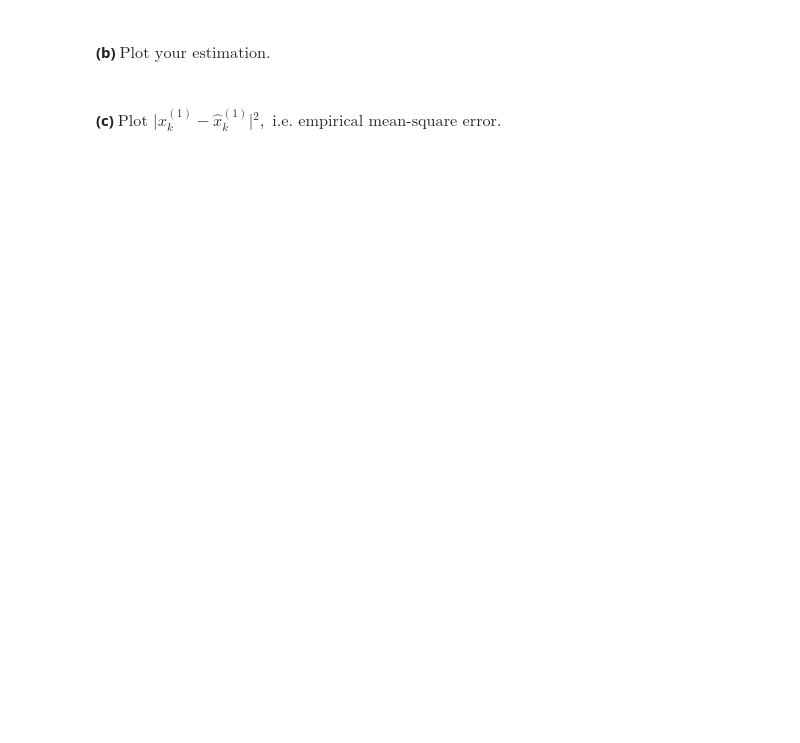
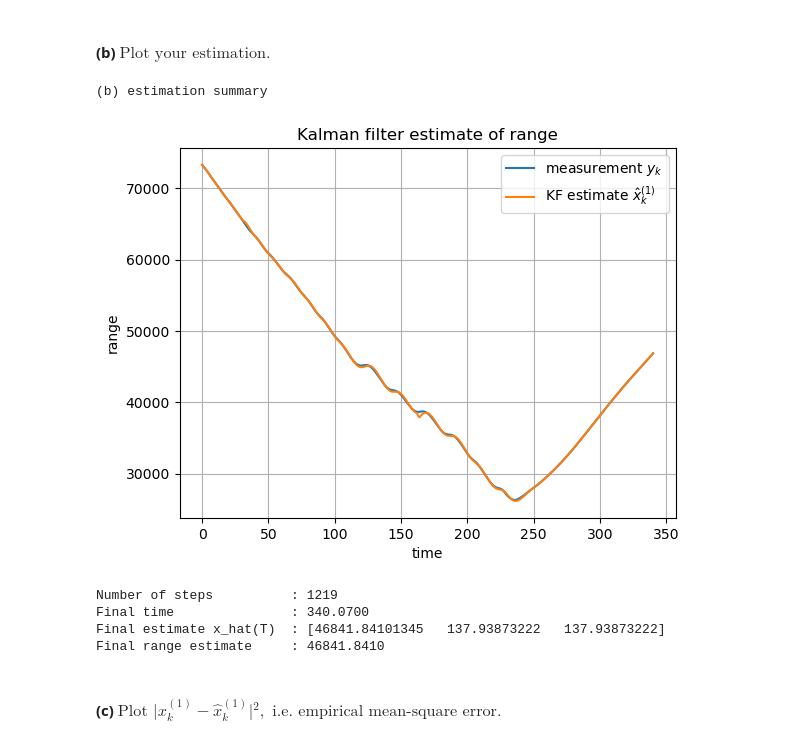
Before and after one commit to sang-he0n/math, a Jupyter notebook: Ⅵ. Random Process/CH00. Exam/00.4. Final-Exam Solution.ipynb, the cells around one changed output. Cells and saved outputs as stored; diff of their text form; code cells hidden in the pictures; blank space fills up the shorter version.

```diff
--- a/Ⅵ. Random Process/CH00. Exam/00.4. Final-Exam Solution.ipynb
+++ b/Ⅵ. Random Process/CH00. Exam/00.4. Final-Exam Solution.ipynb
@@ -82,4 +511,26 @@
 # %% [markdown]
 #### **(b)** $ \text{Plot your estimation.} $
+# %%
+print("(b) estimation summary")
+plt.figure()
+plt.plot(t, y, label="measurement $y_{k}$")
+plt.plot(t, x_hat[:, 0], label="KF estimate $\\hat{x}_k^{(1)}$")
+plt.xlabel("time")
+plt.ylabel("range")
+plt.title("Kalman filter estimate of range")
+plt.grid(True)
+plt.legend()
+plt.show()
+print(f"Number of steps          : {n_steps}")
+print(f"Final time               : {t[-1]:.4f}")
+print(f"Final estimate x_hat(T)  : {x_hat[-1, :]}")
+print(f"Final range estimate     : {x_hat[-1, 0]:.4f}")
+# %% [output]
+(b) estimation summary
+[figure, added]
+Number of steps          : 1219
+Final time               : 340.0700
+Final estimate x_hat(T)  : [46841.84101345   137.93873222   137.93873222]
+Final range estimate     : 46841.8410
 # %% [markdown]
 #### **(c)** $ \text{Plot } \lvert{} x_{k}^{(1)} - \hat{x}_{k}^{(1)} \rvert{}^{2}, \text{ i.e. empirical mean-square error.} $
```
Also changed, not shown: parts of 94 cells of this notebook, 1 other file.
